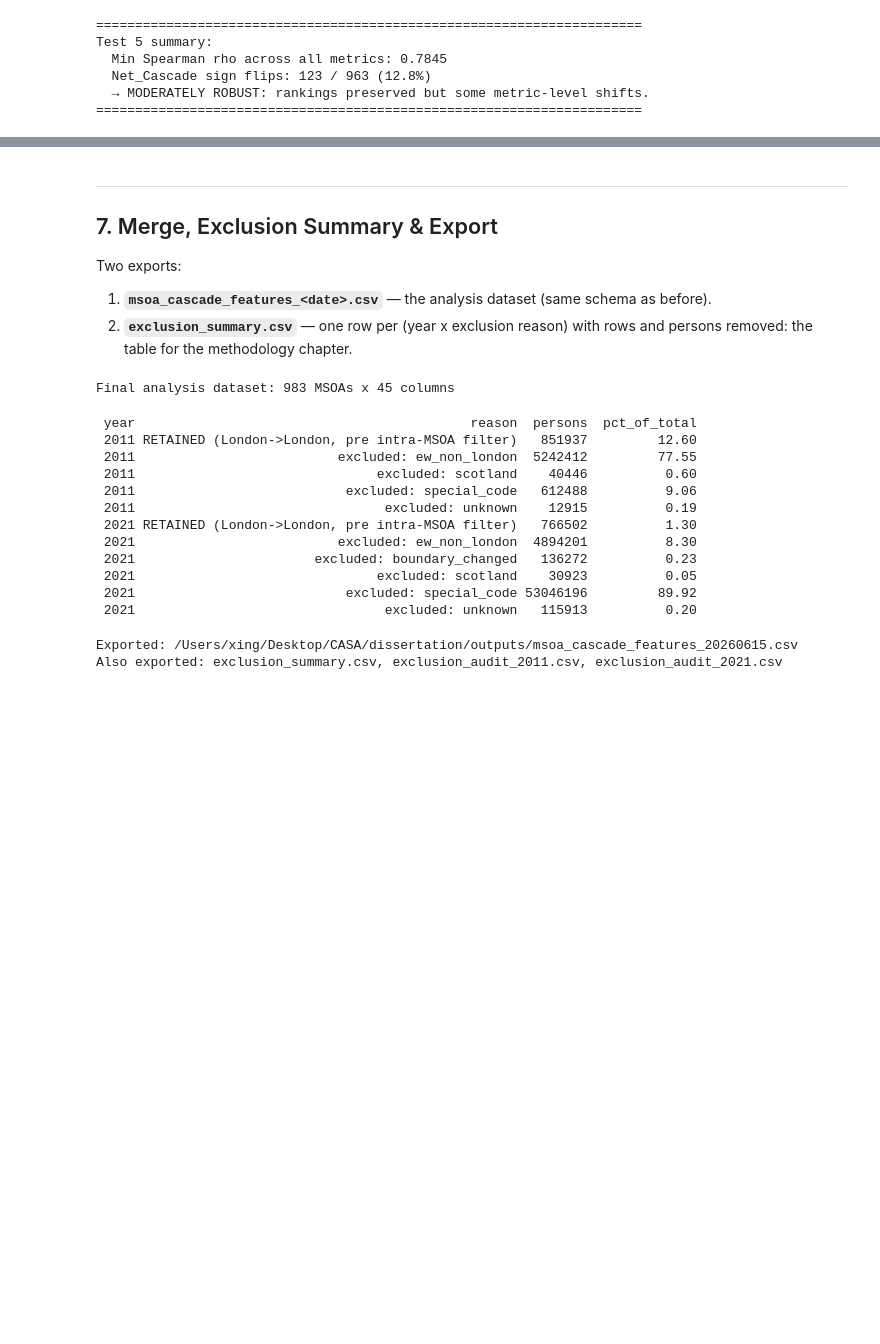
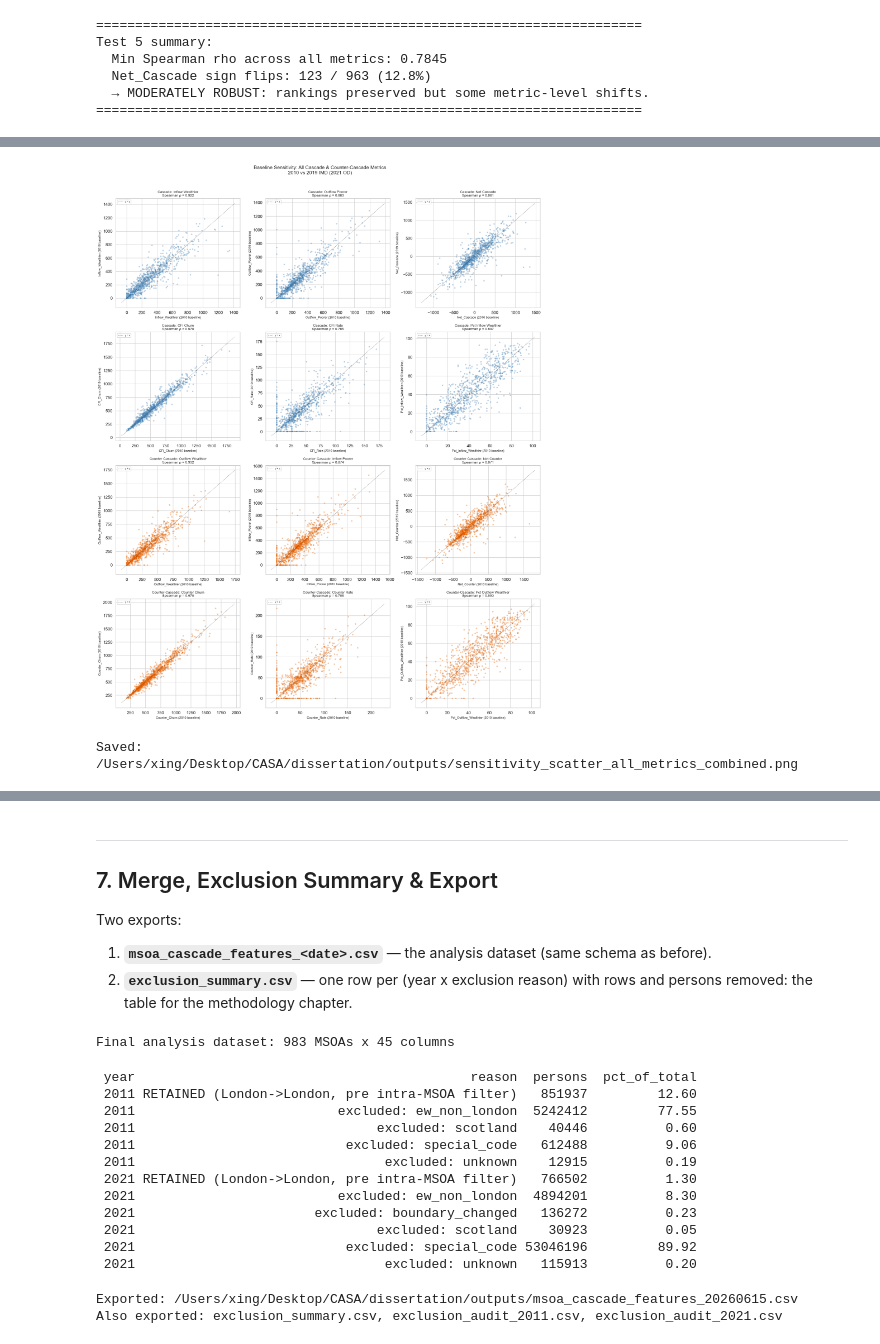
Before and after one commit to yxing82/CASA-Dissertation, a Jupyter notebook: script/data_preprocess_imd_rerank_2015pop_sensitivity_check_20260615.ipynb, the cells around one changed output, grey strips where cells are left out. Cells and saved outputs as stored; diff of their text form; code cells hidden in the pictures; blank space fills up the shorter version.

```diff
--- a/script/data_preprocess_imd_rerank_2015pop_sensitivity_check_20260615.ipynb
+++ b/script/data_preprocess_imd_rerank_2015pop_sensitivity_check_20260615.ipynb
@@ -1554,0 +1614,13 @@ Test 5 summary:
+# %%
+# Pairwise concordance: counter-cascade metrics under both baselines
+# ---- Build a comparison table for counter-cascade ----
+CC_METRICS = ['Outflow_Wealthier', 'Inflow_Poorer', 'Net_Counter',
+              'Counter_Churn', 'Counter_Rate', 'Pct_Outflow_Wealthier']
+
+# Align on common MSOAs
+cc_compare = counter_2021[CC_METRICS].add_suffix('_b10').join(
+    counter_2021_alt[CC_METRICS].add_suffix('_b19'),
+    how='inner'
+).fillna(0)
+
+print(f'MSOAs in comparison: {len(cc_compare)}')
@@ -1554,0 +1751,49 @@ Test 5 summary:
+# %%
+# ---- Combined scatter: cascade + counter-cascade (all 12 metrics) ----
+ALL_PAIRS = [
+    # (label, series_2010, series_2019, colour)
+    ('Inflow_Wealthier',      cascade_2021, cascade_2021_alt, 'steelblue'),
+    ('Outflow_Poorer',        cascade_2021, cascade_2021_alt, 'steelblue'),
+    ('Net_Cascade',           cascade_2021, cascade_2021_alt, 'steelblue'),
+    ('CFI_Churn',             cascade_2021, cascade_2021_alt, 'steelblue'),
+    ('CFI_Rate',              cascade_2021, cascade_2021_alt, 'steelblue'),
+    ('Pct_Inflow_Wealthier',  cascade_2021, cascade_2021_alt, 'steelblue'),
+    ('Outflow_Wealthier',     counter_2021, counter_2021_alt, '#e66101'),
+    ('Inflow_Poorer',         counter_2021, counter_2021_alt, '#e66101'),
+    ('Net_Counter',           counter_2021, counter_2021_alt, '#e66101'),
+    ('Counter_Churn',         counter_2021, counter_2021_alt, '#e66101'),
+    ('Counter_Rate',          counter_2021, counter_2021_alt, '#e66101'),
+    ('Pct_Outflow_Wealthier', counter_2021, counter_2021_alt, '#e66101'),
+]
+
+fig, axes = plt.subplots(4, 3, figsize=(18, 22))
+
+for idx, (metric, df_b10, df_b19, colour) in enumerate(ALL_PAIRS):
+    ax = axes[idx // 3, idx % 3]
+    common = df_b10.index.intersection(df_b19.index)
+    x = df_b10[metric].loc[common]
+    y = df_b19[metric].loc[common]
+    rho, _ = stats.spearmanr(x, y)
+
+    family = 'Cascade' if idx < 6 else 'Counter-Cascade'
+    ax.scatter(x, y, alpha=0.3, s=10, color=colour)
+    lims = [min(ax.get_xlim()[0], ax.get_ylim()[0]),
+            max(ax.get_xlim()[1], ax.get_ylim()[1])]
+    ax.plot(lims, lims, 'k--', lw=0.8, alpha=0.5, label='y = x')
+    ax.set_xlabel(f'{metric} (2010 baseline)', fontsize=9)
+    ax.set_ylabel(f'{metric} (2019 baseline)', fontsize=9)
+    ax.set_title(f'{family}: {metric.replace("_", " ")}\n'
+                 f'Spearman ρ = {rho:.3f}', fontsize=10)
+    ax.legend(fontsize=7)
+
+fig.suptitle('Baseline Sensitivity: All Cascade & Counter-Cascade Metrics\n'
+             '2010 vs 2019 IMD (2021 OD)',
+             fontsize=14, y=1.01)
+plt.tight_layout()
+save_path = OUTPUT_DIR / 'sensitivity_scatter_all_metrics_combined.png'
+plt.savefig(save_path, dpi=150, bbox_inches='tight')
+plt.show()
+print(f'Saved: {save_path}')
+# %% [output]
+[figure, added]
+Saved: /Users/xing/Desktop/CASA/dissertation/outputs/sensitivity_scatter_all_metrics_combined.png
```
Also changed, not shown: parts of 16 cells of this notebook, 3 other files.
